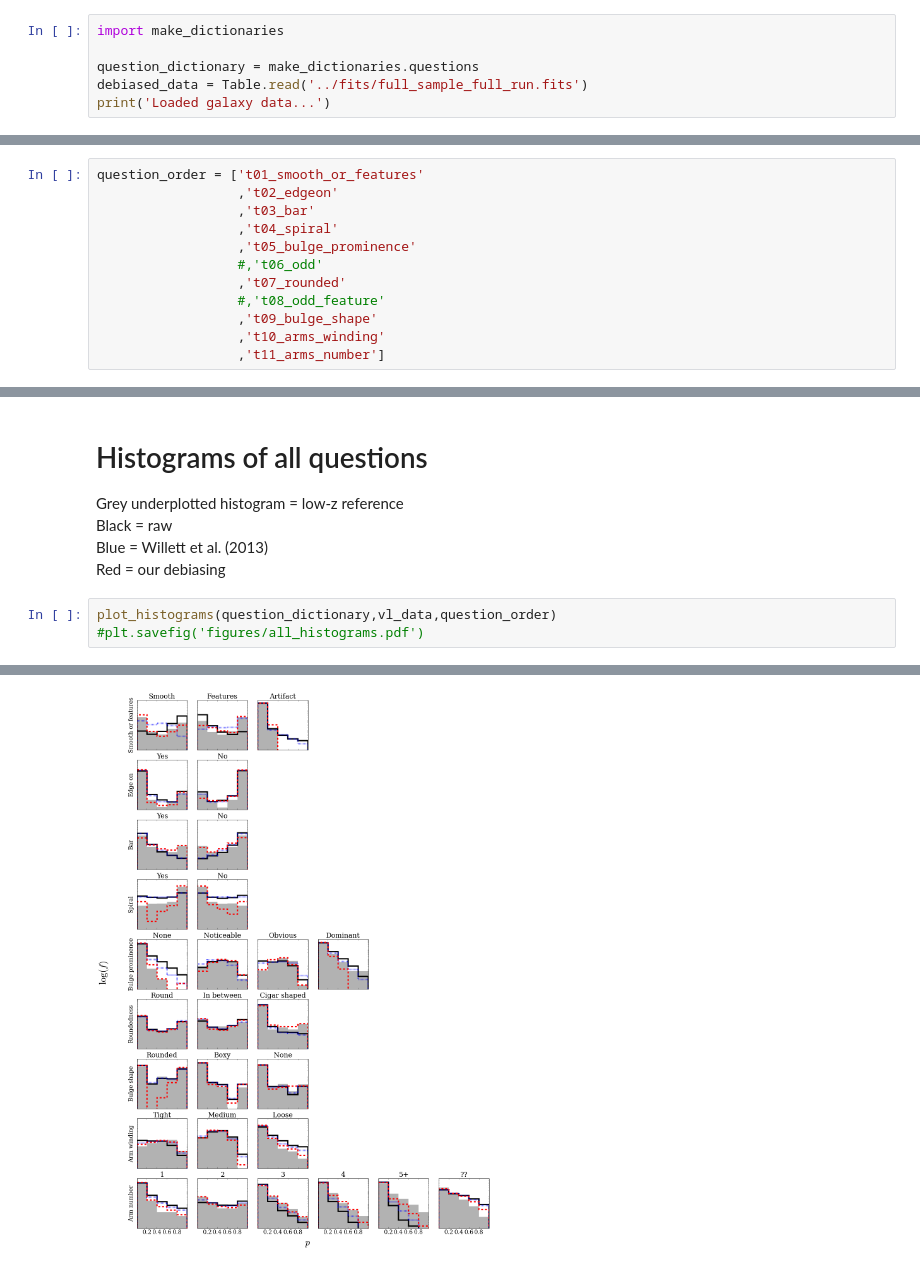
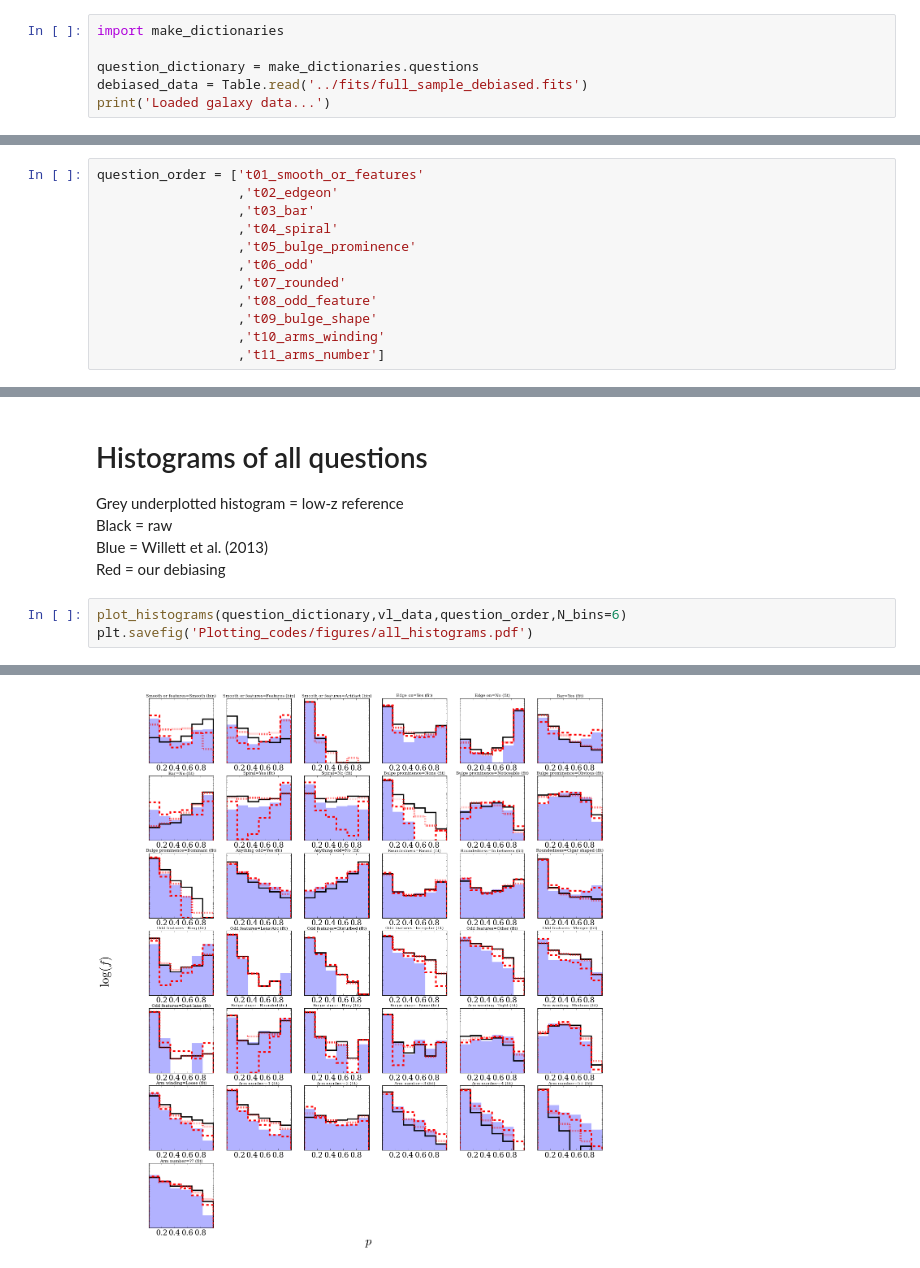
Before and after one commit to RossHart/Debiasing, a Jupyter notebook: Plotting_codes/all_question_plots.ipynb, the cells around one changed output, grey strips where cells are left out. Drawn from its saved outputs; the diff is of its cells as text.

```diff
--- a/Plotting_codes/all_question_plots.ipynb
+++ b/Plotting_codes/all_question_plots.ipynb
@@ -23,7 +23,7 @@ os.chdir('../')
 import make_dictionaries
 
 question_dictionary = make_dictionaries.questions
-debiased_data = Table.read('../fits/full_sample_full_run.fits')
+debiased_data = Table.read('../fits/full_sample_debiased.fits')
 print('Loaded galaxy data...')
 # %% [output]
 Loaded galaxy data...
@@ -69,9 +69,9 @@ question_order = ['t01_smooth_or_features'
                   ,'t03_bar'
                   ,'t04_spiral'
                   ,'t05_bulge_prominence'
-                  #,'t06_odd'
+                  ,'t06_odd'
                   ,'t07_rounded'
-                  #,'t08_odd_feature'
+                  ,'t08_odd_feature'
                   ,'t09_bulge_shape'
                   ,'t10_arms_winding'
                   ,'t11_arms_number']
@@ -136,7 +148,7 @@ Black = raw <br>
 Blue = Willett et al. (2013) <br>
 Red = our debiasing <br>
 # %%
-plot_histograms(question_dictionary,vl_data,question_order)
-#plt.savefig('figures/all_histograms.pdf')
+plot_histograms(question_dictionary,vl_data,question_order,N_bins=6)
+plt.savefig('Plotting_codes/figures/all_histograms.pdf')
 # %% [output]
 Primary question, so all 62220 galaxies used.
@@ -151 +165 @@ Primary question, so all 62220 galaxies used.
-[figure, old version]
+[figure, new version]
```
Also changed, not shown: parts of 5 cells of this notebook, 6 other files.
